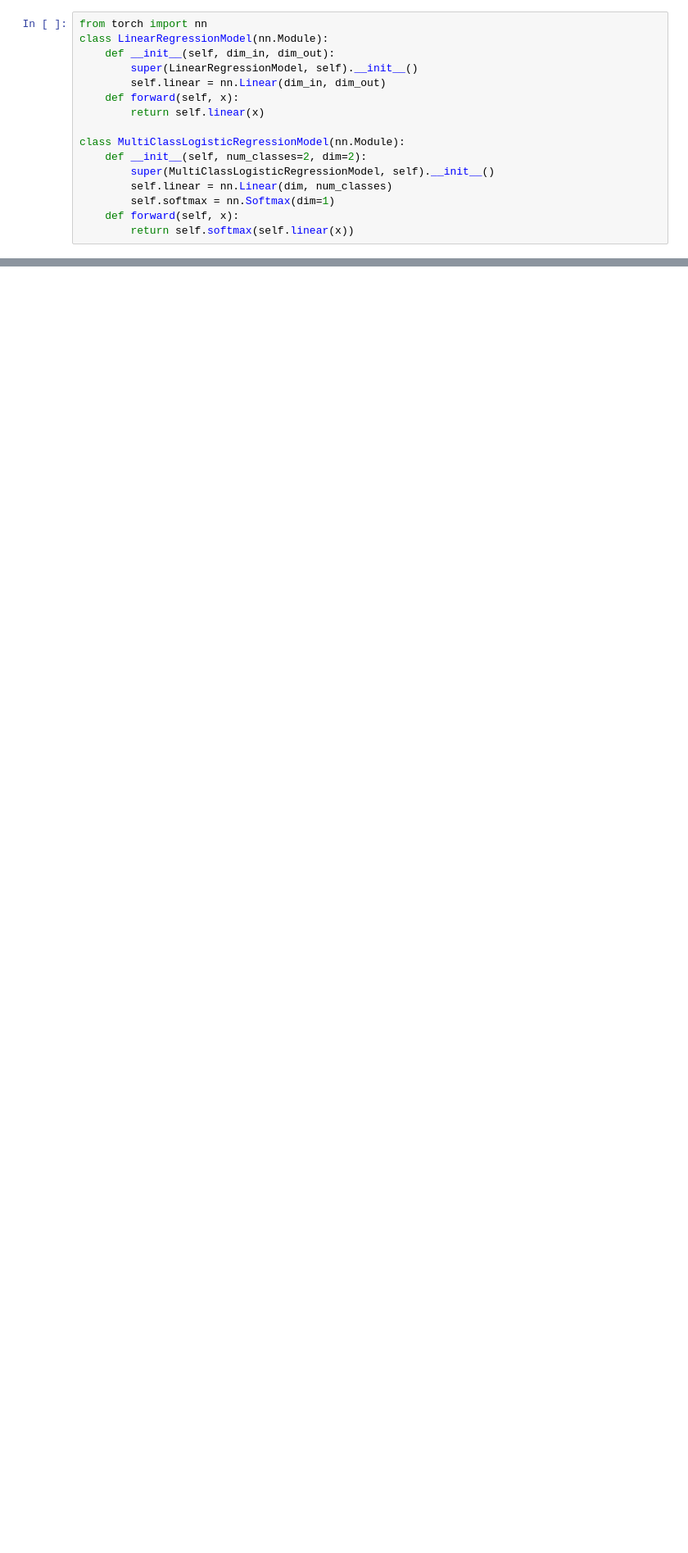
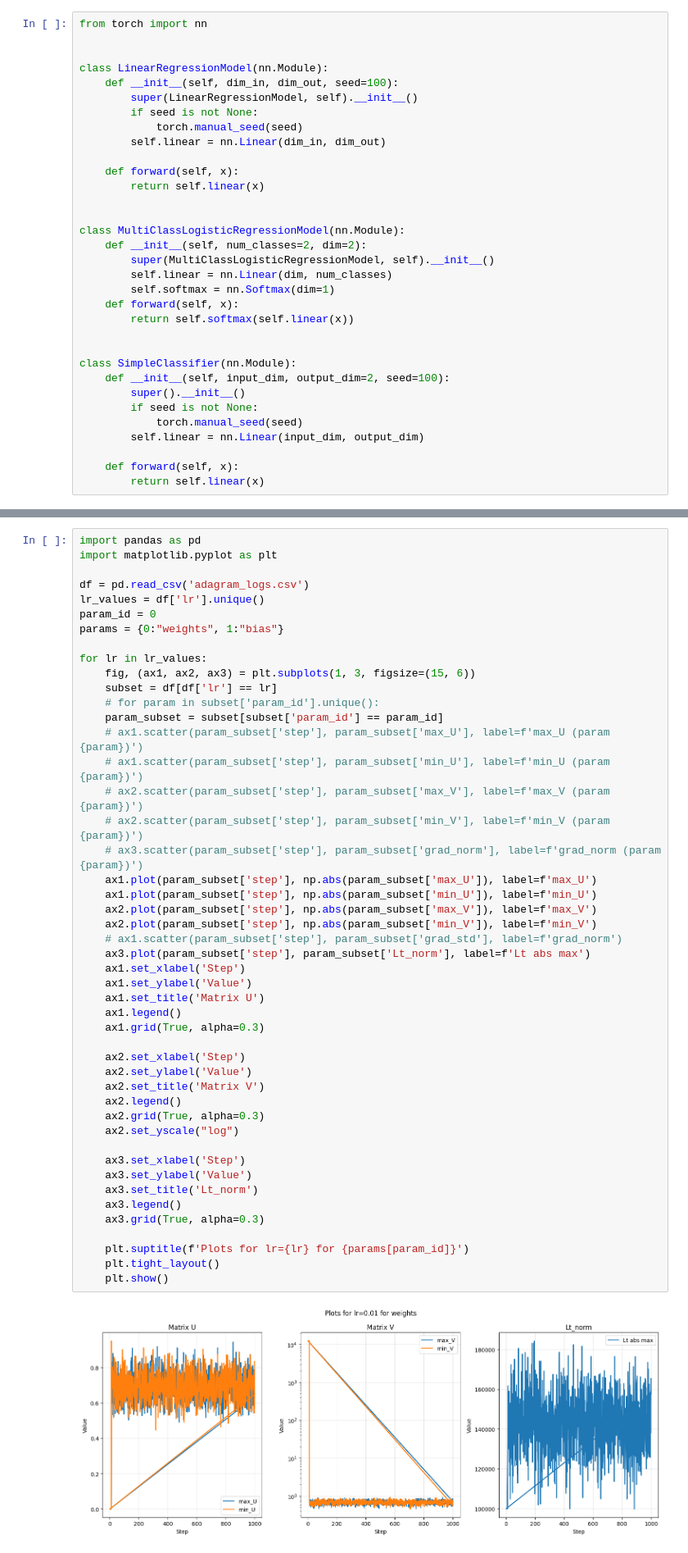
Before and after one commit to tnmtvv/AdaGram, a Jupyter notebook: notebooks/gram_tests.ipynb, the cells around one changed output, grey strips where cells are left out. Shown: that part at 82% size. Drawn from its saved outputs; the diff is of its cells as text; blank space fills up the shorter version.

```diff
--- a/notebooks/gram_tests.ipynb
+++ b/notebooks/gram_tests.ipynb
@@ -117,11 +57,17 @@ def train_model(model, optimizer, criterion, results, X_train, y_train, X_test,
 # %%
 from torch import nn
+
+
 class LinearRegressionModel(nn.Module):
-    def __init__(self, dim_in, dim_out):
+    def __init__(self, dim_in, dim_out, seed=100):
         super(LinearRegressionModel, self).__init__()
+        if seed is not None:
+            torch.manual_seed(seed)
         self.linear = nn.Linear(dim_in, dim_out)
+
     def forward(self, x):
         return self.linear(x)
+
 
 class MultiClassLogisticRegressionModel(nn.Module):
     def __init__(self, num_classes=2, dim=2):
@@ -130,3 +76,14 @@ class MultiClassLogisticRegressionModel(nn.Module):
         self.softmax = nn.Softmax(dim=1)
     def forward(self, x):
         return self.softmax(self.linear(x))
+
+
+class SimpleClassifier(nn.Module):
+    def __init__(self, input_dim, output_dim=2, seed=100):
+        super().__init__()
+        if seed is not None:
+            torch.manual_seed(seed)
+        self.linear = nn.Linear(input_dim, output_dim)
+
+    def forward(self, x):
+        return self.linear(x)
@@ -590,0 +352,49 @@ rank_V:
+# %%
+import pandas as pd
+import matplotlib.pyplot as plt
+
+df = pd.read_csv('adagram_logs.csv')
+lr_values = df['lr'].unique()
+param_id = 0
+params = {0:"weights", 1:"bias"}
+
+for lr in lr_values:
+    fig, (ax1, ax2, ax3) = plt.subplots(1, 3, figsize=(15, 6))
+    subset = df[df['lr'] == lr]
+    # for param in subset['param_id'].unique():
+    param_subset = subset[subset['param_id'] == param_id]
+    # ax1.scatter(param_subset['step'], param_subset['max_U'], label=f'max_U (param {param})')
+    # ax1.scatter(param_subset['step'], param_subset['min_U'], label=f'min_U (param {param})')
+    # ax2.scatter(param_subset['step'], param_subset['max_V'], label=f'max_V (param {param})')
+    # ax2.scatter(param_subset['step'], param_subset['min_V'], label=f'min_V (param {param})')
+    # ax3.scatter(param_subset['step'], param_subset['grad_norm'], label=f'grad_norm (param {param})')
+    ax1.plot(param_subset['step'], np.abs(param_subset['max_U']), label=f'max_U')
+    ax1.plot(param_subset['step'], np.abs(param_subset['min_U']), label=f'min_U')
+    ax2.plot(param_subset['step'], np.abs(param_subset['max_V']), label=f'max_V')
+    ax2.plot(param_subset['step'], np.abs(param_subset['min_V']), label=f'min_V')
+    # ax1.scatter(param_subset['step'], param_subset['grad_std'], label=f'grad_norm')
+    ax3.plot(param_subset['step'], param_subset['Lt_norm'], label=f'Lt abs max')
+    ax1.set_xlabel('Step')
+    ax1.set_ylabel('Value')
+    ax1.set_title('Matrix U')
+    ax1.legend()
+    ax1.grid(True, alpha=0.3)
+
+    ax2.set_xlabel('Step')
+    ax2.set_ylabel('Value')
+    ax2.set_title('Matrix V')
+    ax2.legend()
+    ax2.grid(True, alpha=0.3)
+    ax2.set_yscale("log")
+
+    ax3.set_xlabel('Step')
+    ax3.set_ylabel('Value')
+    ax3.set_title('Lt_norm')
+    ax3.legend()
+    ax3.grid(True, alpha=0.3)
+
+    plt.suptitle(f'Plots for lr={lr} for {params[param_id]}')
+    plt.tight_layout()
+    plt.show()
+# %% [output]
+[figure, added]
```
Also changed, not shown: parts of 23 cells of this notebook, 5 other files.
